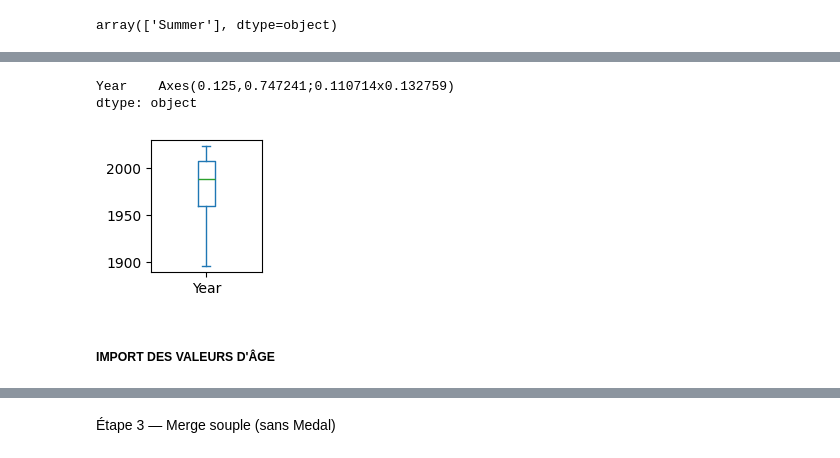
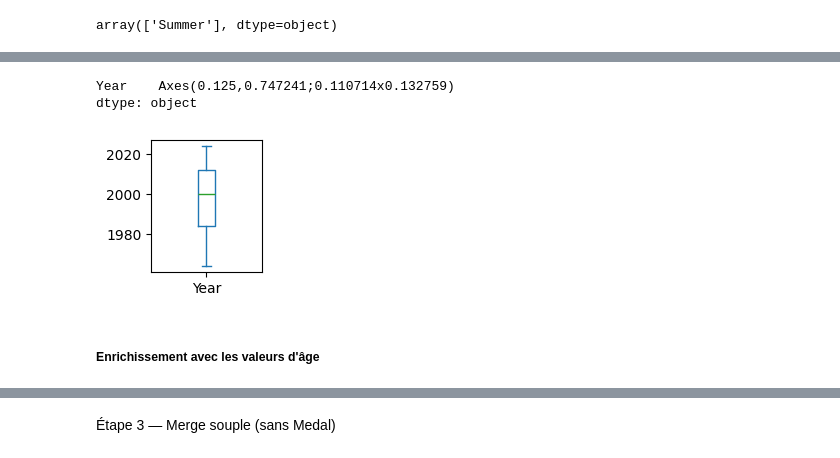
Before and after one commit to Mathmvl/jo-2028-storytelling, a Jupyter notebook: PORJET_FIL_ROUGE_MachineLearning_JO2028.ipynb, the cells around one changed output, grey strips where cells are left out. Saved outputs shown, nothing was run; the diff lists cells and outputs as text; code cells hidden in the pictures.

```diff
--- a/PORJET_FIL_ROUGE_MachineLearning_JO2028.ipynb
+++ b/PORJET_FIL_ROUGE_MachineLearning_JO2028.ipynb
@@ -77,5 +75,3 @@ df['Season'].unique() # vérification des colonnes à potentiellement supprimer
 # %% [output]
 array(['Summer'], dtype=object)
-# %%
-df = df.drop(['Season'], axis=1) # suppression de la colonne Season car 1 seule valeur unique
 # %%
@@ -89 +123,10 @@ df["Team"].nunique() # vérification de la pertinence de la colonne par rapport
+# %%
+df['NOC'] = df['NOC'].astype(str).str.strip().str.upper()
+# %%
+df_select = df.copy()  # copie propre du dataset original
+# %%
+# les données de pays obsolètes représentent 4.60% du dataset, donc on peut les supprimer.
+
+df_select = df_select[~df_select['NOC'].isin(['URS', 'GDR', 'FRG', 'EUN'])] # Garde toutes les lignes dont le NOC n’est PAS dans la liste, dans un dataframe à part sur lequel nouus travaillons
+df_select = df_select[df_select["Year"] > 1960] # on ne conserve que les éditions supérieures à 1960, pour observer des jeux similaires
 # %% [markdown]
@@ -100,15 +143,15 @@ df.head()
 # %%
-# Visualisation de la seule colonne numérique
+# Visualisation de la seule colonne numérique - pas de valeur aberrante
 
-df['Year'].plot(
+df_select['Year'].plot(
     kind="box",
     subplots=True,
     layout=(5, 6),
     figsize=(10, 10)
 )
 # %% [output]
 Year    Axes(0.125,0.747241;0.110714x0.132759)
 dtype: object
-[figure, old version]
+[figure, new version]
 # %% [markdown]
-##### IMPORT DES VALEURS D'ÂGE
+##### **Enrichissement avec les valeurs d'âge**
```
Also changed, not shown: parts of 209 cells of this notebook.
